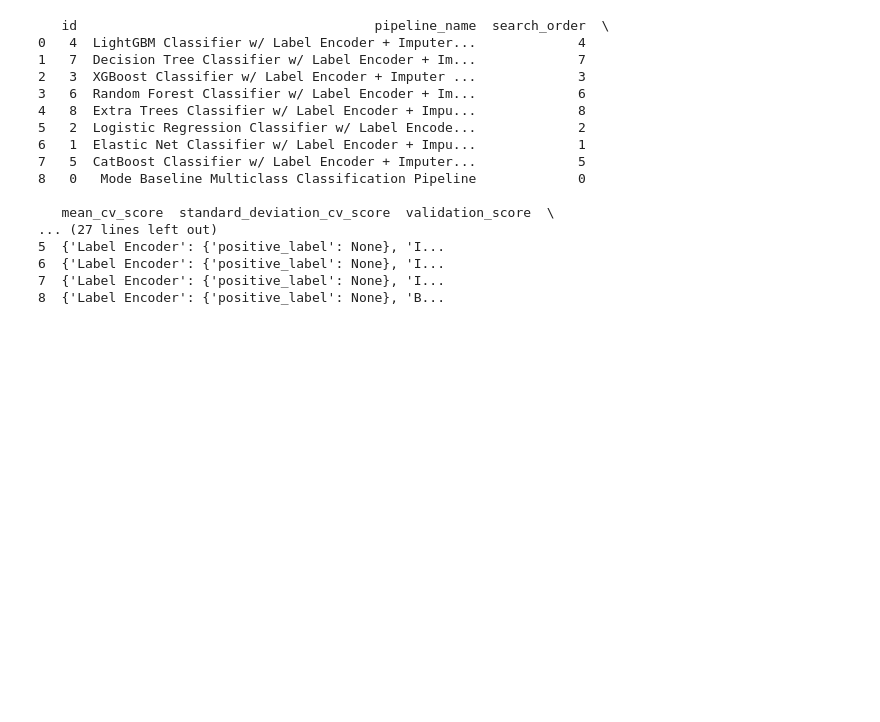
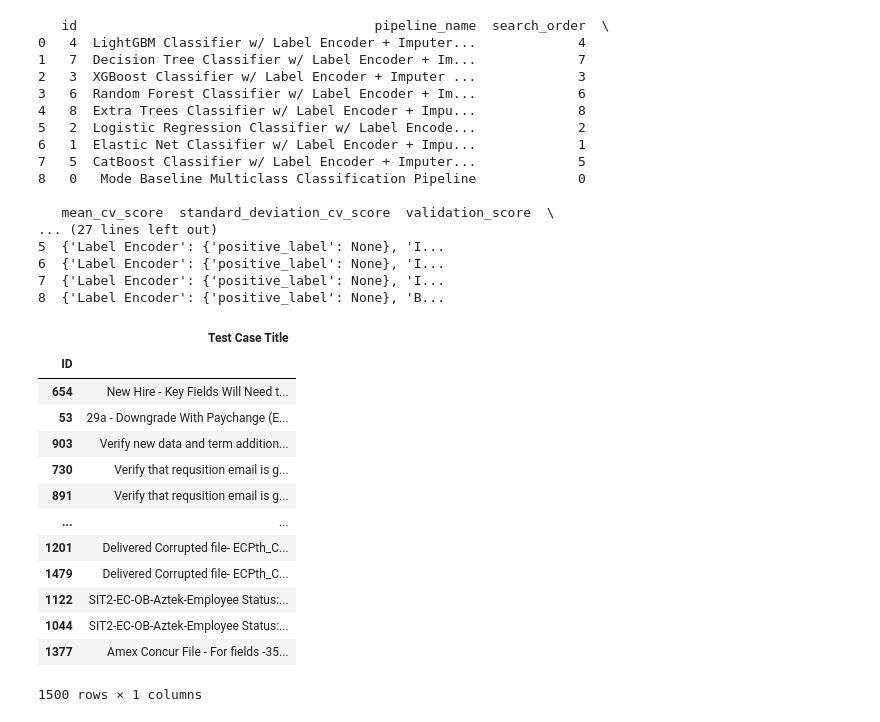
Before and after one commit to Sanjogmahe/smarttest, a Jupyter notebook: notebooks/smart_test_notebook.ipynb, the cells around one changed output. Saved outputs shown, nothing was run; the diff lists cells and outputs as text; code cells hidden in the pictures; blank space fills up the shorter version.

```diff
--- a/notebooks/smart_test_notebook.ipynb
+++ b/notebooks/smart_test_notebook.ipynb
@@ -2,13 +2,11 @@
 import evalml
 import pandas as pd
 # %%
-
-
-# df = pd.read_excel('SampleTestData.xlsx', index_col=0)
-df = pd.read_excel('Defects_HRT.xlsx')#, index_col=1)
+df = pd.read_excel('SampleTestData1.xlsx', index_col=0)
+# df = pd.read_excel('Defects_HRT.xlsx')#, index_col=1)
 print(df.columns)
 df.dropna(inplace=True)
-df
+# df= df.head(500)
 
 # r = pd.concat([df,df,df])
 # r
@@ -32,3 +17,0 @@ Index(['Summary', 'Defect ID', 'Module', 'OE', 'Status', 'Severity',
-# %%
-df.drop(columns=["Assigned To", "Detected By"],inplace=True)
-df
@@ -49,9 +21,9 @@ df
 # %%
 
-# X=r.drop(columns = 'Test Case Title ')#,axis=1)
-X=df.drop(columns = ['Summary','Test Cycle','Defect ID'])
-# y=r['Test Case Title ']
-y=df['Summary']
+X=df.drop(columns = ['Test Case Title '])#,axis=1)
+# X=df.drop(columns = ['Summary','Test Cycle','Defect ID'])
+y=df['Test Case Title ']
+# y=df['Summary']
 
 # print(X)
 # print("-------")
@@ -76,7 +48,8 @@ y_train = y
 
 
 
-automl = evalml.automl.AutoMLSearch(X_train=X, y_train=y, problem_type='multiclass',verbose=True)
+automl = evalml.automl.AutoMLSearch(X_train=X, y_train=y, problem_type='multiclass',
+                                    verbose=True,data_splitter=None)
 automl.search()
 # %% [output]
 Using default limit of max_batches=1.
@@ -178,6 +150,22 @@ print(automl.rankings)
 8  {'Label Encoder': {'positive_label': None}, 'B...
 # %%
 output = pd.DataFrame(y_pred)
+output
+# %% [output]
+|  | Test Case Title |
+| ID |  |
+| 654 | New Hire - Key Fields Will Need t... |
+| 53 | 29a - Downgrade With Paychange (E... |
+| 903 | Verify new data and term addition... |
+| 730 | Verify that requsition email is g... |
+| 891 | Verify that requsition email is g... |
+| ... | ... |
+| 1201 | Delivered Corrupted file- ECPth_C... |
+| 1479 | Delivered Corrupted file- ECPth_C... |
+| 1122 | SIT2-EC-OB-Aztek-Employee Status:... |
+| 1044 | SIT2-EC-OB-Aztek-Employee Status:... |
+| 1377 | Amex Concur File - For fields -35... |
+1500 rows × 1 columns
 # %%
 # output.to_excel('output1.xlsx', engine='xlsxwriter')
 output.to_csv('output.csv')
```
Also changed, not shown: parts of 26 cells of this notebook, 20 other files.
